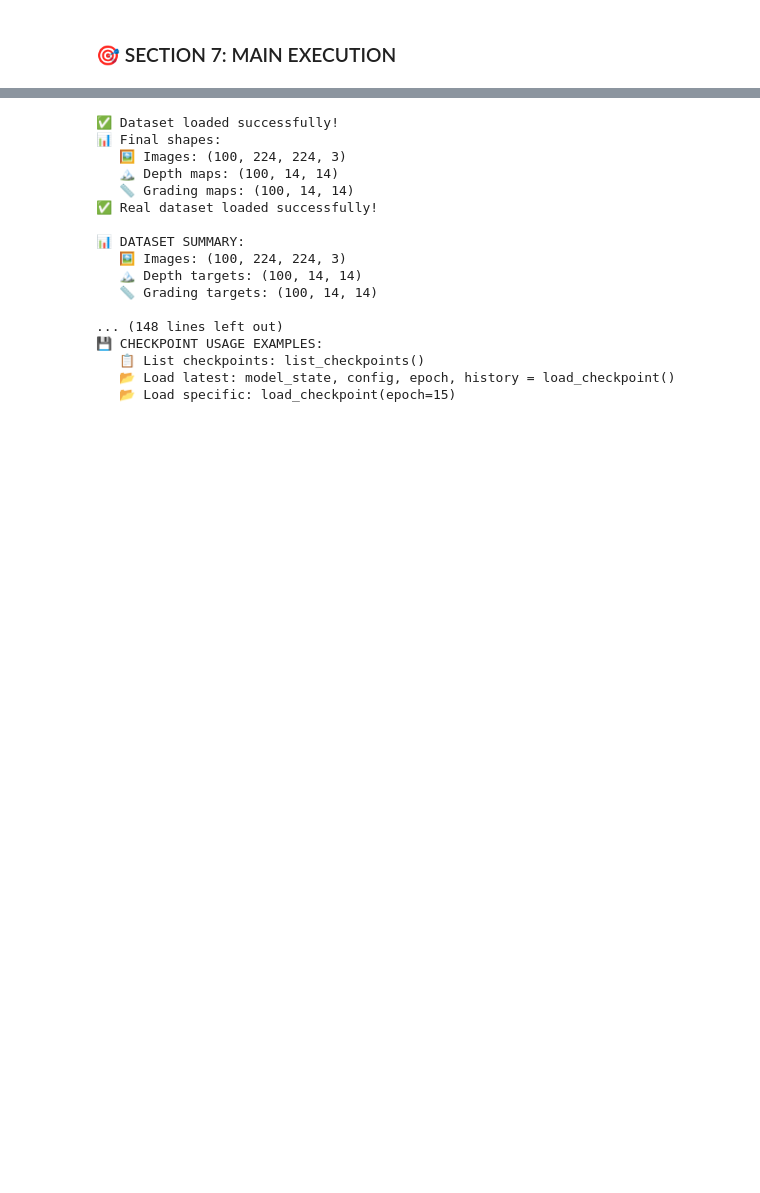
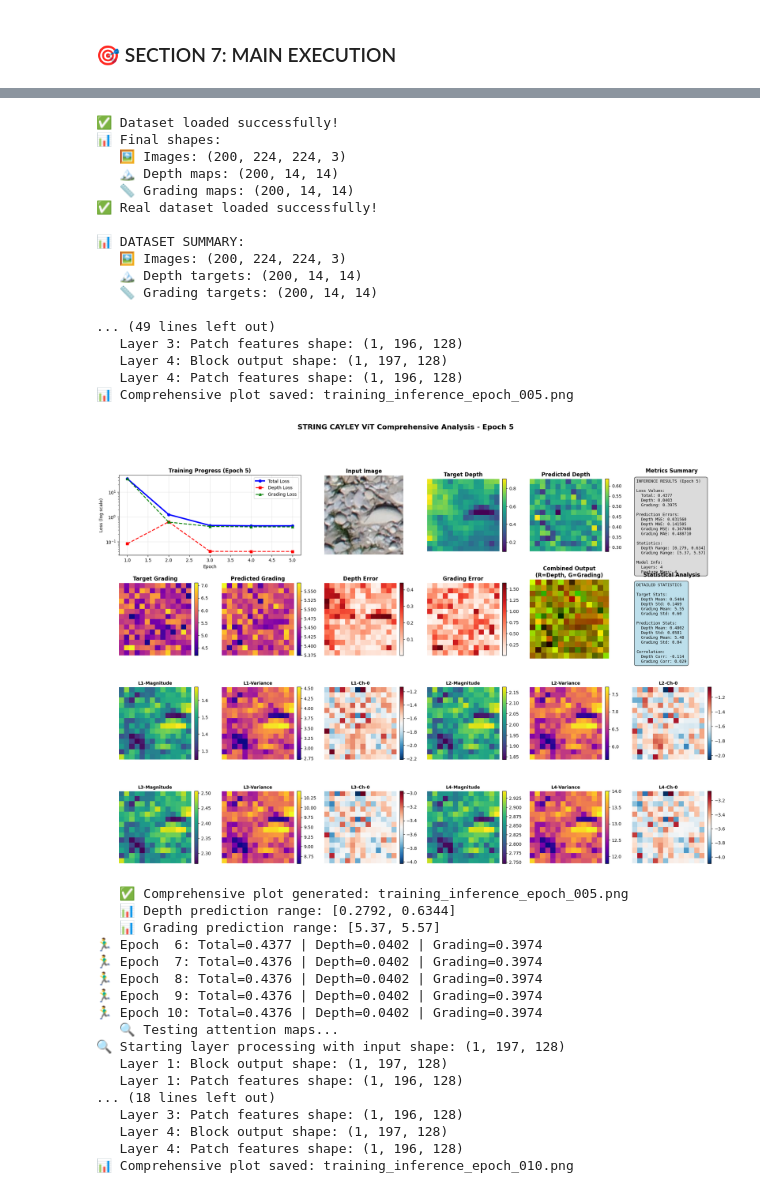
Before and after one commit to 1kaiser/GRAINet, a Jupyter notebook: Depth_Grading.ipynb, the cells around one changed output, grey strips where cells are left out. Cells and saved outputs as stored; diff of their text form; code cells hidden in the pictures; blank space fills up the shorter version.

```diff
--- a/Depth_Grading.ipynb
+++ b/Depth_Grading.ipynb
@@ -731,6 +731,30 @@ def train_complete_string_vit(input_dir='/content', n_samples=50, epochs=10, bat
             )
             print(f"   💾 Checkpoint saved: epoch {epoch + 1}")
 
+            # IMMEDIATE INFERENCE & VISUALIZATION AFTER CHECKPOINT
+            print(f"   📊 Creating comprehensive visualization for epoch {epoch + 1}...")
+            try:
+                # Prepare sample data for visualization
+                sample_data = (X[:1], depth_targets[:1], grading_targets[:1])
+
+                # Create comprehensive plot
+                save_path = f'training_inference_epoch_{epoch + 1:03d}.png'
+                depth_pred, grading_pred, layer_features = comprehensive_inference_plot(
+                    model=model,
+                    test_data=sample_data,
+                    loss_history=loss_history,
+                    epoch=epoch + 1,
+                    save_path=save_path
+                )
+
+                print(f"   ✅ Comprehensive plot generated: {save_path}")
+                print(f"   📊 Depth prediction range: [{float(jnp.min(depth_pred)):.4f}, {float(jnp.max(depth_pred)):.4f}]")
+                print(f"   📊 Grading prediction range: [{float(jnp.min(grading_pred)):.2f}, {float(jnp.max(grading_pred)):.2f}]")
+
+            except Exception as viz_error:
+                print(f"   ⚠️ Visualization failed: {viz_error}")
+                # Continue training even if visualization fails
+
     # Final analysis
     print(f"\n🎉 TRAINING COMPLETED!")
     print("="*50)
@@ -1033,7 +1374,7 @@ if __name__ == "__main__":
         model, loss_history, model_config = train_complete_string_vit(
             input_dir='/content',     # Adjust for your setup
             n_samples=200,            # Reasonable number for testing
-            epochs=1500,                # Enough to see convergence
+            epochs=20,                # Enough to see convergence
             batch_size=8,             # Manageable batch size
             learning_rate=0.001,
             n_layers=4,               # 4 transformer layers
@@ -1100,19 +1441,37 @@ if __name__ == "__main__":
 ✅ Grain labels loaded: 212 samples
 📄 Processing samples...
 ✅ Dataset loaded successfully!
 📊 Final shapes:
-   🖼️ Images: (100, 224, 224, 3)
-   🏔️ Depth maps: (100, 14, 14)
-   📏 Grading maps: (100, 14, 14)
+   🖼️ Images: (200, 224, 224, 3)
+   🏔️ Depth maps: (200, 14, 14)
+   📏 Grading maps: (200, 14, 14)
 ✅ Real dataset loaded successfully!
 
 📊 DATASET SUMMARY:
-   🖼️ Images: (100, 224, 224, 3)
-   🏔️ Depth targets: (100, 14, 14)
-   📏 Grading targets: (100, 14, 14)
+   🖼️ Images: (200, 224, 224, 3)
+   🏔️ Depth targets: (200, 14, 14)
+   📏 Grading targets: (200, 14, 14)
 
-... (148 lines left out)
-💾 CHECKPOINT USAGE EXAMPLES:
-   📋 List checkpoints: list_checkpoints()
-   📂 Load latest: model_state, config, epoch, history = load_checkpoint()
-   📂 Load specific: load_checkpoint(epoch=15)
+... (49 lines left out)
+   Layer 3: Patch features shape: (1, 196, 128)
+   Layer 4: Block output shape: (1, 197, 128)
+   Layer 4: Patch features shape: (1, 196, 128)
+📊 Comprehensive plot saved: training_inference_epoch_005.png
+[figure, added]
+   ✅ Comprehensive plot generated: training_inference_epoch_005.png
+   📊 Depth prediction range: [0.2792, 0.6344]
+   📊 Grading prediction range: [5.37, 5.57]
+🏃‍♂️ Epoch  6: Total=0.4377 | Depth=0.0402 | Grading=0.3974
+🏃‍♂️ Epoch  7: Total=0.4376 | Depth=0.0402 | Grading=0.3974
+🏃‍♂️ Epoch  8: Total=0.4376 | Depth=0.0402 | Grading=0.3974
+🏃‍♂️ Epoch  9: Total=0.4376 | Depth=0.0402 | Grading=0.3974
+🏃‍♂️ Epoch 10: Total=0.4376 | Depth=0.0402 | Grading=0.3974
+   🔍 Testing attention maps...
+🔍 Starting layer processing with input shape: (1, 197, 128)
+   Layer 1: Block output shape: (1, 197, 128)
+   Layer 1: Patch features shape: (1, 196, 128)
+... (18 lines left out)
+   Layer 3: Patch features shape: (1, 196, 128)
+   Layer 4: Block output shape: (1, 197, 128)
+   Layer 4: Patch features shape: (1, 196, 128)
+📊 Comprehensive plot saved: training_inference_epoch_010.png
```
Also changed, not shown: parts of 3 cells of this notebook.
